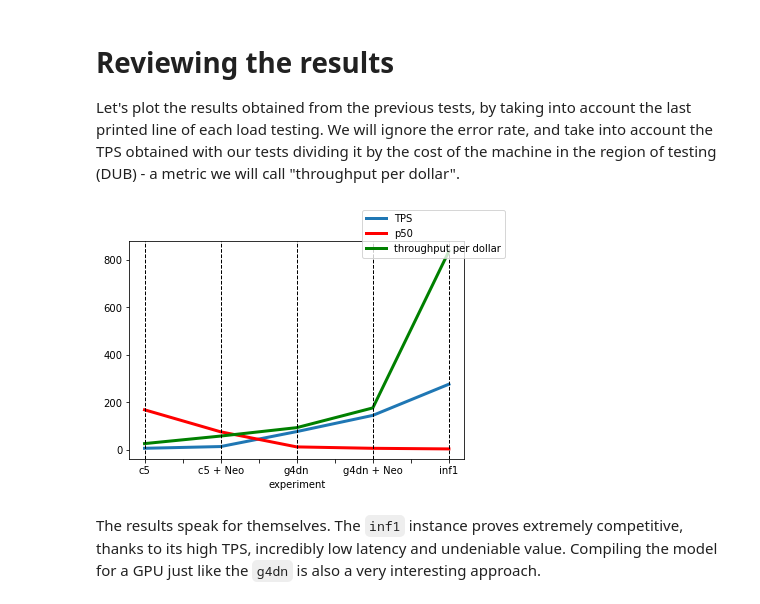
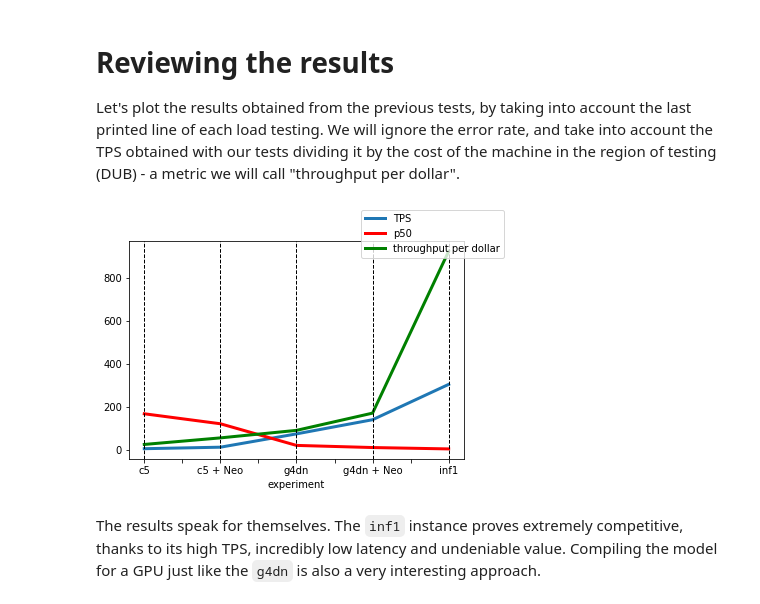
Before and after one commit to aws-samples/sagemaker-benchmarking-accelerators-pretrained-pytorch-resnet50, a Jupyter notebook: resnet50.ipynb, the cells around one changed output. Saved outputs shown, nothing was run; the diff lists cells and outputs as text; code cells hidden in the pictures.

Commit message:
Updated graphs and results

```diff
--- a/resnet50.ipynb
+++ b/resnet50.ipynb
@@ -377,30 +377,30 @@ Let's plot the results obtained from the previous tests, by taking into account
 # %%
 import matplotlib.pyplot as plt
 from io import StringIO
 import pandas as pd
 
 data = StringIO('''
 experiment|TPS|p50|cost/hour
 c5|5.900|167.96876|0.23
-c5 + Neo|13.200|75.25020|0.23
-g4dn|76.200|11.75612|0.821
-g4dn + Neo|144.400|5.83435|0.821
-inf1|275.700|3.26554|0.33
+c5 + Neo|12.900|121.60897|0.23
+g4dn|74.700|21.19393|0.821
+g4dn + Neo|140.400|11.28725|0.821
+inf1|304.300|4.90315|0.33
 ''')
 
 df = pd.read_csv(data, sep='|')
 df['throughput per dollar'] = df['TPS']/df['cost/hour']
 
 ax = df.plot(x="experiment", y="TPS", legend=False, linewidth=3)
 df.plot(x="experiment", y="p50", ax=ax, legend=False, color="r", linewidth=3)
 df.plot(x="experiment", y="throughput per dollar", ax=ax, legend=False, color="g", linewidth=3)
 for x in df.experiment:
     plt.axvline(x=x, ls='--', color='black', linewidth=1)
 ax.figure.legend()
 plt.rcParams["figure.figsize"] = (8,5)
 plt.show()
 # %% [output]
-[figure, old version]
+[figure, new version]
 # %% [markdown]
 The results speak for themselves. The `inf1` instance proves extremely competitive, thanks to its high TPS, incredibly low latency and undeniable value. Compiling the model for a GPU just like the `g4dn` is also a very interesting approach.
 # %% [markdown]
```
Also changed, not shown: parts of 19 cells of this notebook.
